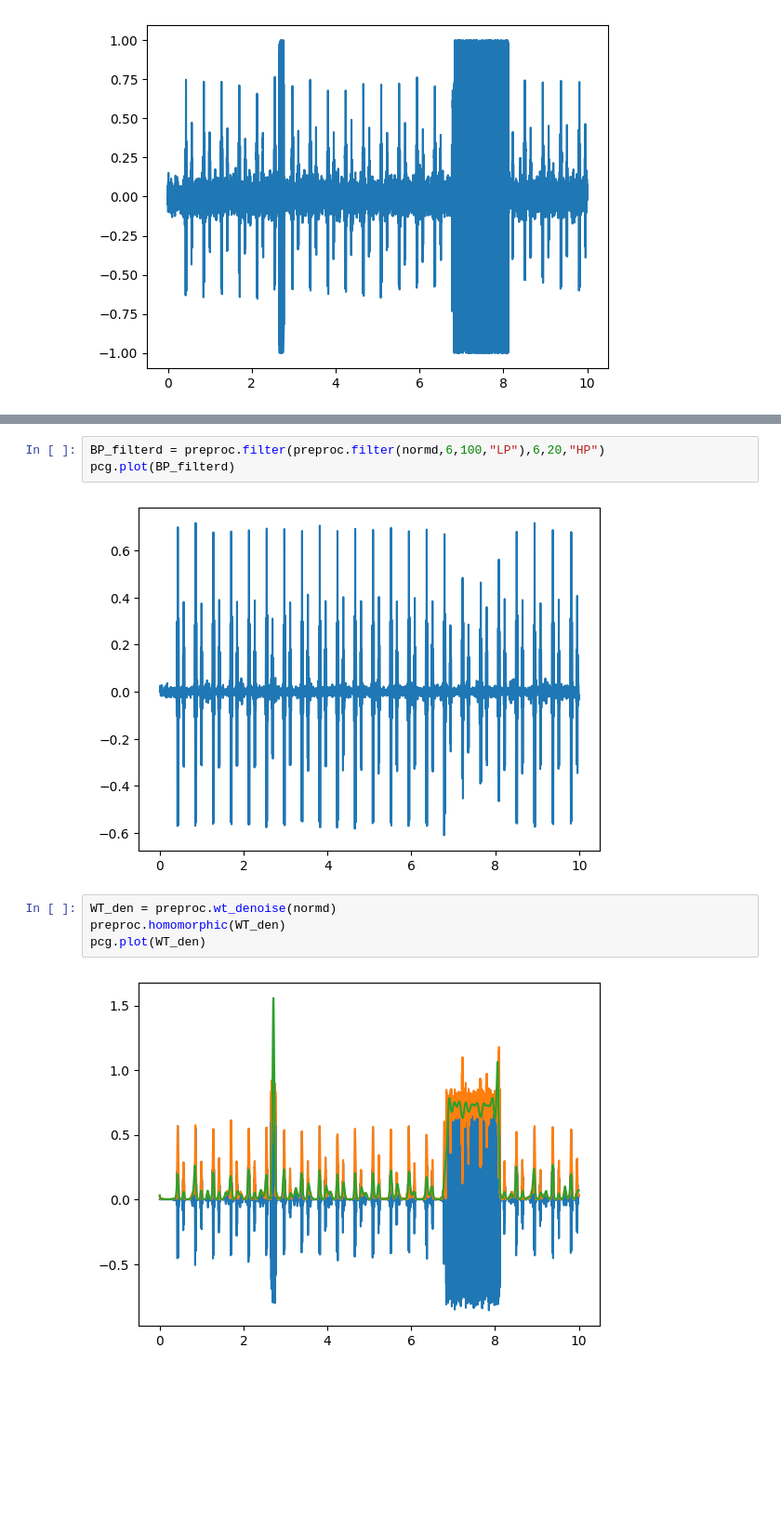
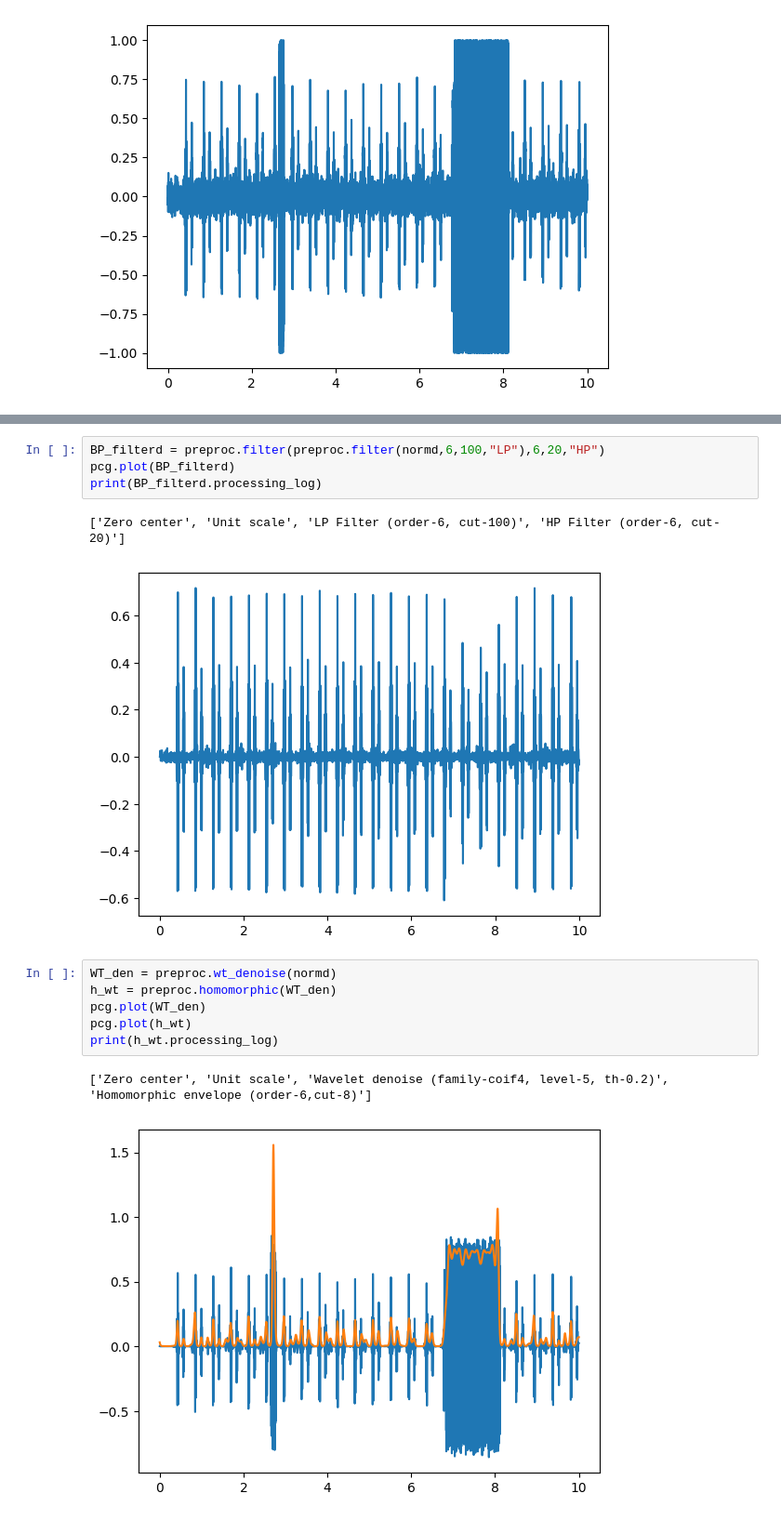
Before and after one commit to mulkr/pyPCG-toolbox, a Jupyter notebook: testing_sandbox.ipynb, the cells around one changed output, grey strips where cells are left out. Shown at 93% size. Cells and saved outputs as stored; diff of their text form; blank space fills up the shorter version.

```diff
--- a/testing_sandbox.ipynb
+++ b/testing_sandbox.ipynb
@@ -30,11 +31,16 @@ pcg.plot(normd)
 # %%
 BP_filterd = preproc.filter(preproc.filter(normd,6,100,"LP"),6,20,"HP")
 pcg.plot(BP_filterd)
+print(BP_filterd.processing_log)
 # %% [output]
+['Zero center', 'Unit scale', 'LP Filter (order-6, cut-100)', 'HP Filter (order-6, cut-20)']
 [figure]
 # %%
 WT_den = preproc.wt_denoise(normd)
-preproc.homomorphic(WT_den)
+h_wt = preproc.homomorphic(WT_den)
 pcg.plot(WT_den)
+pcg.plot(h_wt)
+print(h_wt.processing_log)
 # %% [output]
+['Zero center', 'Unit scale', 'Wavelet denoise (family-coif4, level-5, th-0.2)', 'Homomorphic envelope (order-6,cut-8)']
-[figure, old version]
+[figure, new version]
```
Also changed, not shown: parts of 1 cell of this notebook, 2 other files.
